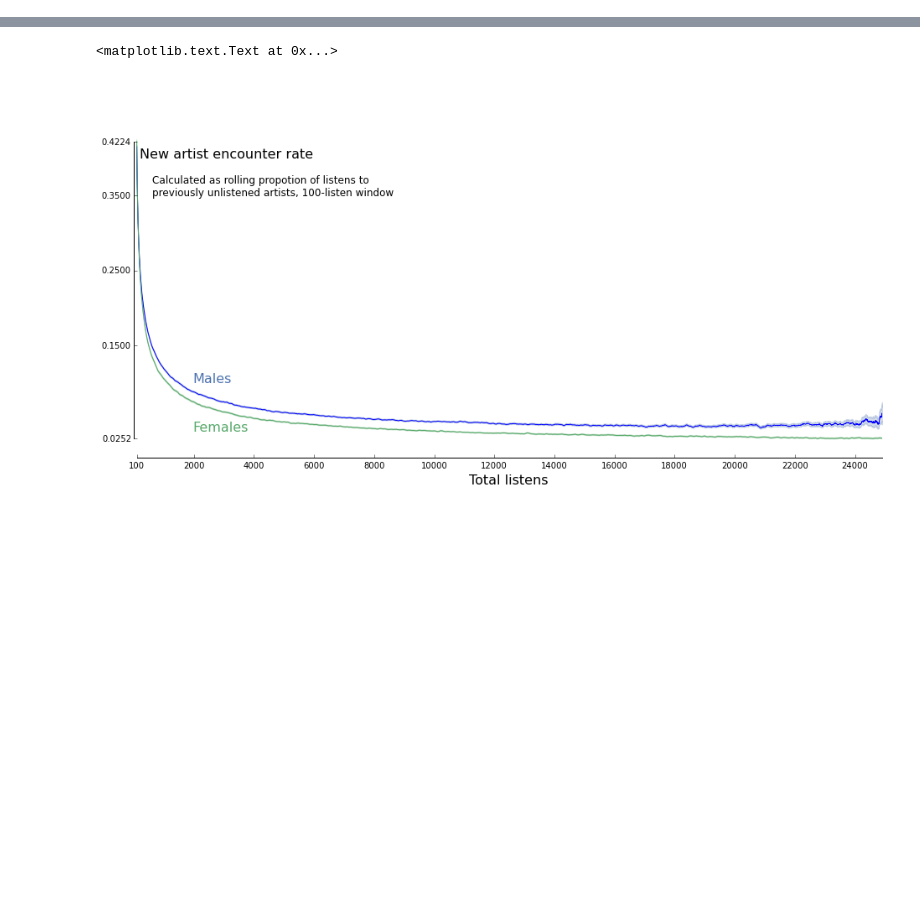
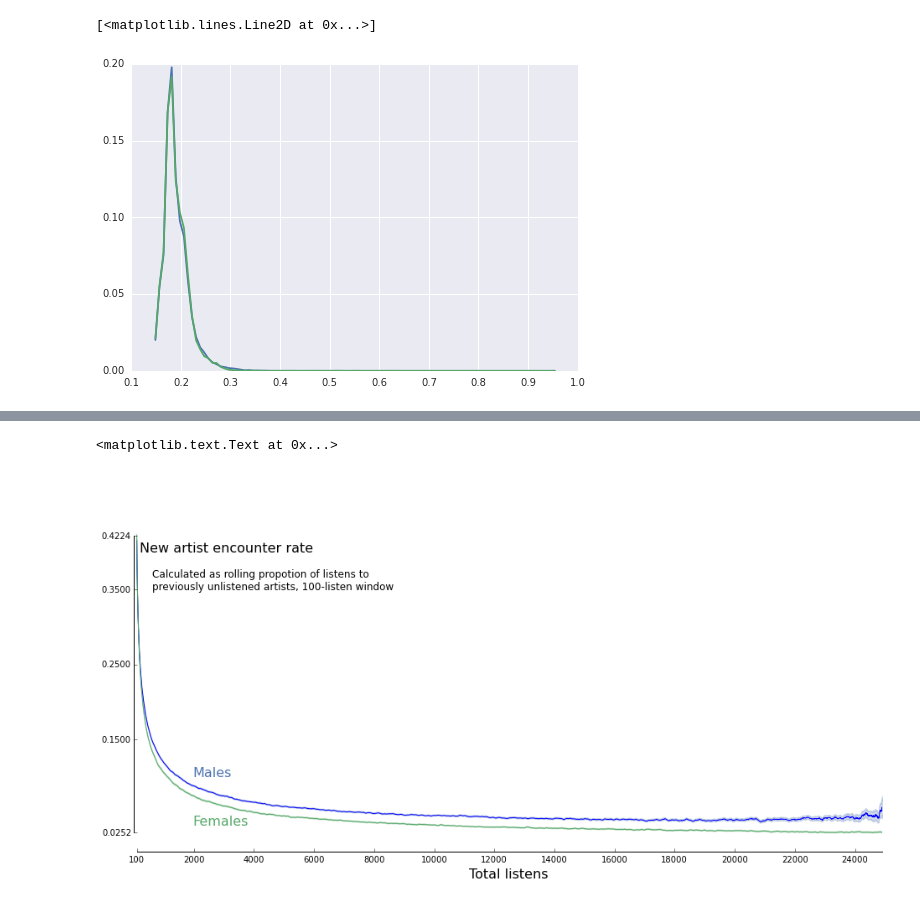
Before and after one commit to jlorince/music-gender, a Jupyter notebook: notebooks/Scratch.ipynb, the cells around one changed output, grey strips where cells are left out. Saved outputs shown, nothing was run; the diff lists cells and outputs as text; code cells hidden in the pictures; blank space fills up the shorter version.

```diff
--- a/notebooks/Scratch.ipynb
+++ b/notebooks/Scratch.ipynb
@@ -7,0 +10,3 @@ from matplotlib import pyplot as plt
+# %%
+df = pd.read_table('/Users/jaredlorince/Downloads/noveltybygender_ver3.txt')
+df.head()
@@ -7,0 +41,11 @@ from matplotlib import pyplot as plt
+# %%
+bins = np.linspace(df.Novelty.min(),df.Novelty.max(),100)
+hists = df.groupby('gender').apply(lambda x: np.histogram(x.Novelty,bins=bins)[0])
+hists = hists.apply(lambda x: x/float(x.sum()))
+fig,ax = plt.subplots()
+ax.plot(bins[:-1],hists.ix['Male'])
+ax.plot(bins[:-1],hists.ix['Female'])
+#ax.set_xlim(0.13,.3)
+# %% [output]
+[<matplotlib.lines.Line2D at 0x...>]
+[figure, added]
```
Also changed, not shown: parts of 8 cells of this notebook, 2 other files.
